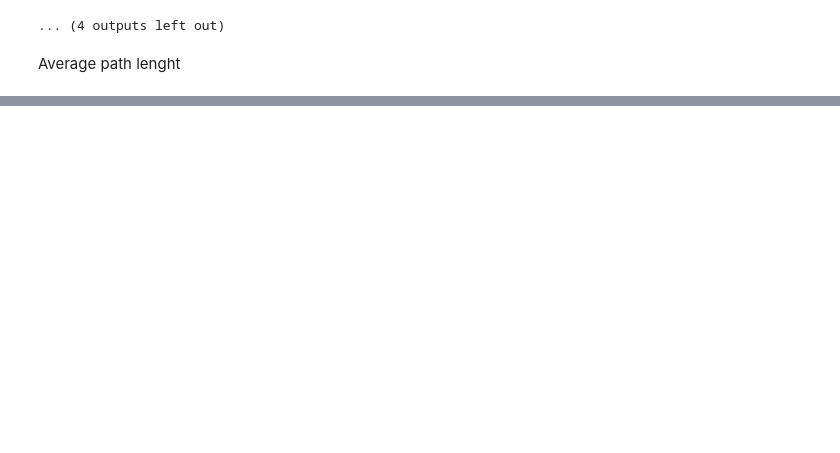
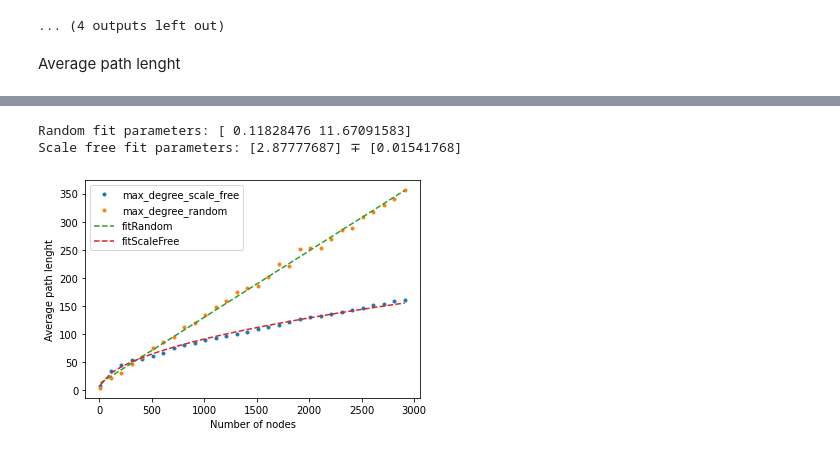
Before and after one commit to Ferri-00/Esame-Complessi, a Jupyter notebook: ProveNetwork.ipynb, the cells around one changed output, grey strips where cells are left out. Drawn from its saved outputs; the diff is of its cells as text; code cells hidden in the pictures; blank space fills up the shorter version.

Commit message:
fit a sqrt(2)

```diff
--- a/ProveNetwork.ipynb
+++ b/ProveNetwork.ipynb
@@ -215,0 +216,35 @@ ax.legend()
+# %%
+random_fit = np.polyfit(N, max_degree_random, 1)
+
+def sqrt_law(x, a):
+    return a*np.sqrt(x)
+
+popt, pcov = curve_fit(sqrt_law, N, max_degree_scale_free)
+# scale_free_fit = np.polyfit(N, max_degree_scale_free, 1)
+
+perr = np.sqrt(np.diag(pcov))
+
+print("Random fit parameters:", random_fit)
+print("Scale free fit parameters:", popt, "∓", perr)
+# print("Scale free covariance:", pcov)
+
+fitRandom = [random_fit[0]*n + random_fit[1] for n in N]
+fitScale = [popt[0] * np.sqrt(n) for n in N]
+# fitScale = [scale_free_fit[0]*n + scale_free_fit[1] for n in N]
+fig, ax = plt.subplots()
+
+ax.plot(N, max_degree_scale_free, '.', label = 'max_degree_scale_free')
+ax.plot(N, max_degree_random, '.', label = 'max_degree_random')
+
+ax.set_xlabel("Number of nodes")
+ax.set_ylabel("Average path lenght")
+
+ax.plot(N, fitRandom, '--', label = 'fitRandom')
+ax.plot(N, fitScale, '--', label = 'fitScaleFree')
+
+ax.legend()
+plt.show()
+# %% [output]
+Random fit parameters: [ 0.11828476 11.67091583]
+Scale free fit parameters: [2.87777687] ∓ [0.01541768]
+[figure, added]
```
Also changed, not shown: parts of 4 cells of this notebook.
